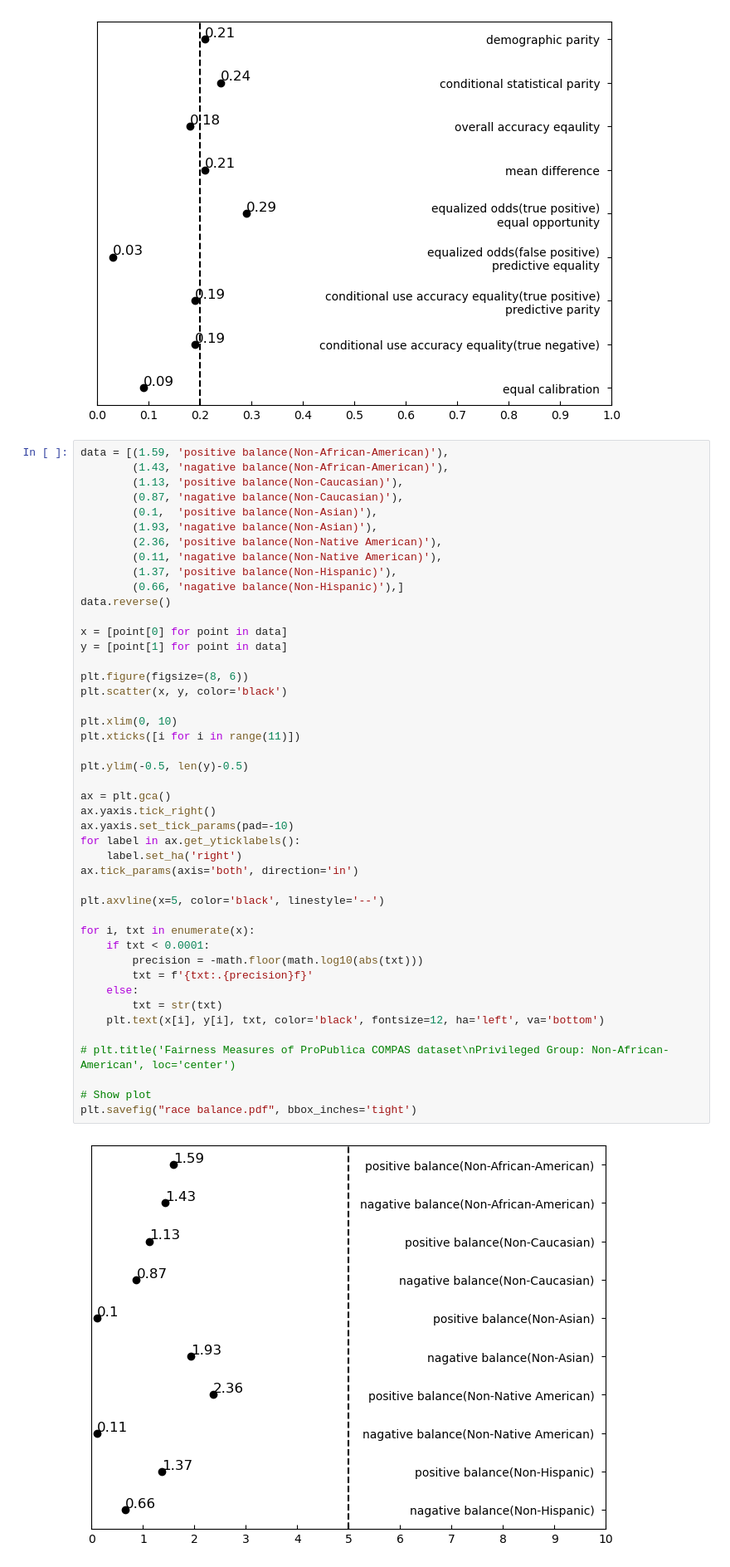
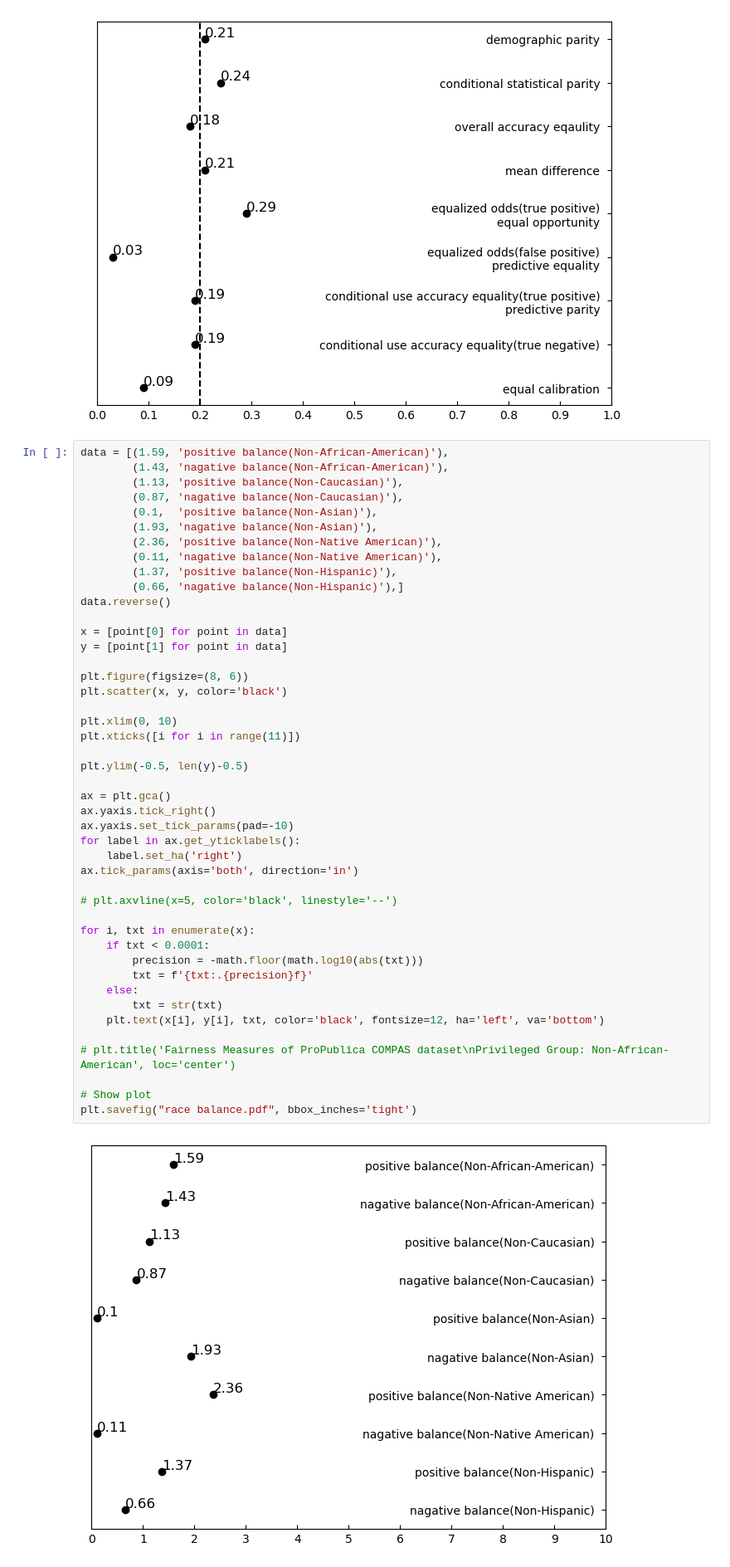
Before and after one commit to RexYuan/Shu, a Jupyter notebook: paper/images/plot.ipynb, the cells around one changed output. Shown at 83% size. Cells and saved outputs as stored; diff of their text form.

```diff
--- a/paper/images/plot.ipynb
+++ b/paper/images/plot.ipynb
@@ -239,35 +239,35 @@ y = [point[1] for point in data]
 
 plt.figure(figsize=(8, 6))
 plt.scatter(x, y, color='black')
 
 plt.xlim(0, 10)
 plt.xticks([i for i in range(11)])
 
 plt.ylim(-0.5, len(y)-0.5)
 
 ax = plt.gca()
 ax.yaxis.tick_right()
 ax.yaxis.set_tick_params(pad=-10)
 for label in ax.get_yticklabels():
     label.set_ha('right')
 ax.tick_params(axis='both', direction='in')
 
-plt.axvline(x=5, color='black', linestyle='--')
+# plt.axvline(x=5, color='black', linestyle='--')
 
 for i, txt in enumerate(x):
     if txt < 0.0001:
         precision = -math.floor(math.log10(abs(txt)))
         txt = f'{txt:.{precision}f}'
     else:
         txt = str(txt)
     plt.text(x[i], y[i], txt, color='black', fontsize=12, ha='left', va='bottom')
 
 # plt.title('Fairness Measures of ProPublica COMPAS dataset\nPrivileged Group: Non-African-American', loc='center')
 
 # Show plot
 plt.savefig("race balance.pdf", bbox_inches='tight')
 # %% [output]
-[figure, old version]
+[figure, new version]
 # %%
 data = [(1.15, 'positive balance(Non-Less than 25)'),
         (1.96, 'nagative balance(Non-Less than 25)'),
```
Also changed, not shown: parts of 2 cells of this notebook, 14 other files.
